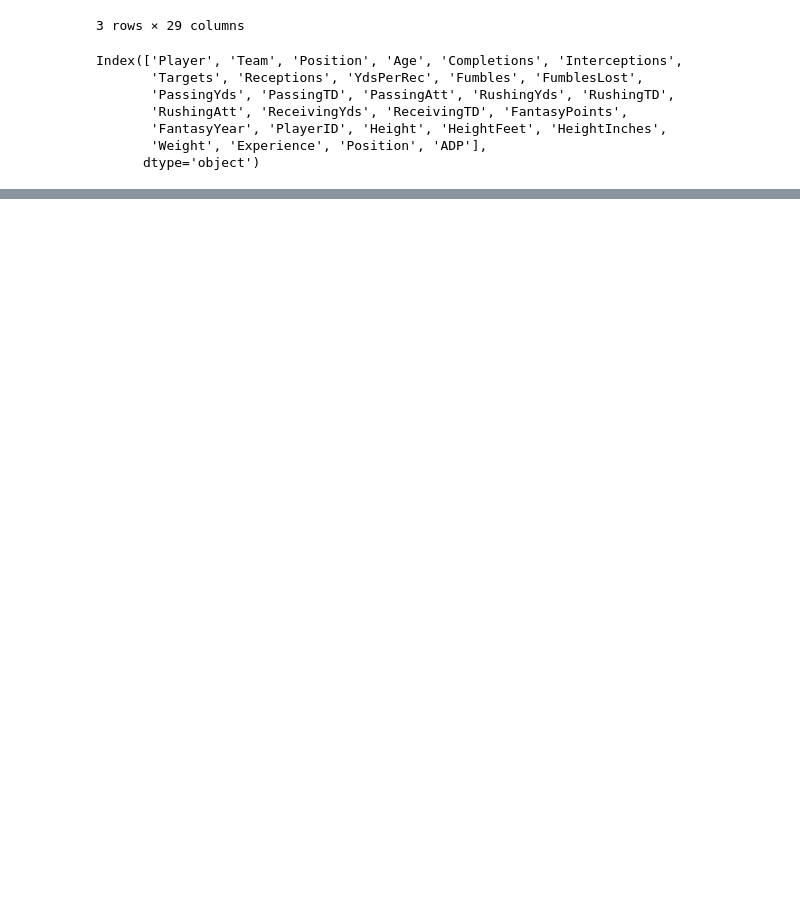
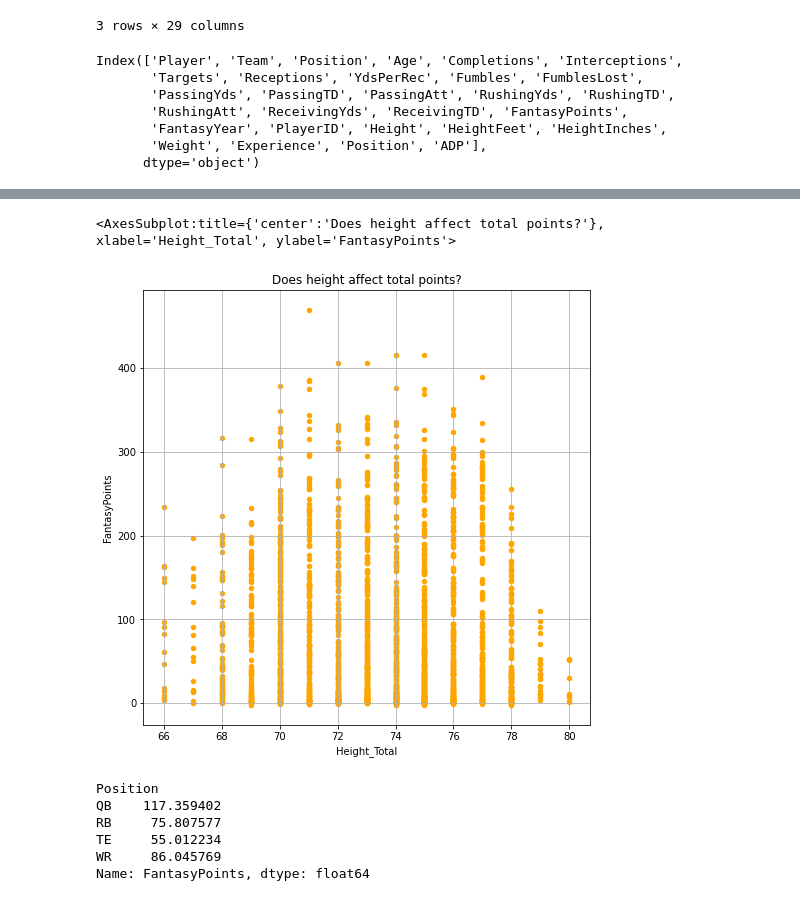
Before and after one commit to tiffanyharris711/pandasy-football, a Jupyter notebook: data.ipynb, the cells around one changed output, grey strips where cells are left out. Saved outputs shown, nothing was run; the diff lists cells and outputs as text; code cells hidden in the pictures; blank space fills up the shorter version.

```diff
--- a/data.ipynb
+++ b/data.ipynb
@@ -82,0 +229,15 @@ Index(['Player', 'Team', 'Position', 'Age', 'Completions', 'Interceptions',
+# %%
+sorted_df.plot(kind="scatter", x="Height_Total", y="FantasyPoints", grid=True, figsize=(8,8), c="orange", title="Does height affect total points?")
+# %% [output]
+<AxesSubplot:title={'center':'Does height affect total points?'}, xlabel='Height_Total', ylabel='FantasyPoints'>
+[figure, added]
+# %%
+positionPoints_df = sorted_df.groupby("Position")["FantasyPoints"].mean()
+positionPoints_df
+# %% [output]
+Position
+QB    117.359402
+RB     75.807577
+TE     55.012234
+WR     86.045769
+Name: FantasyPoints, dtype: float64
```
Also changed, not shown: parts of 32 cells of this notebook.
